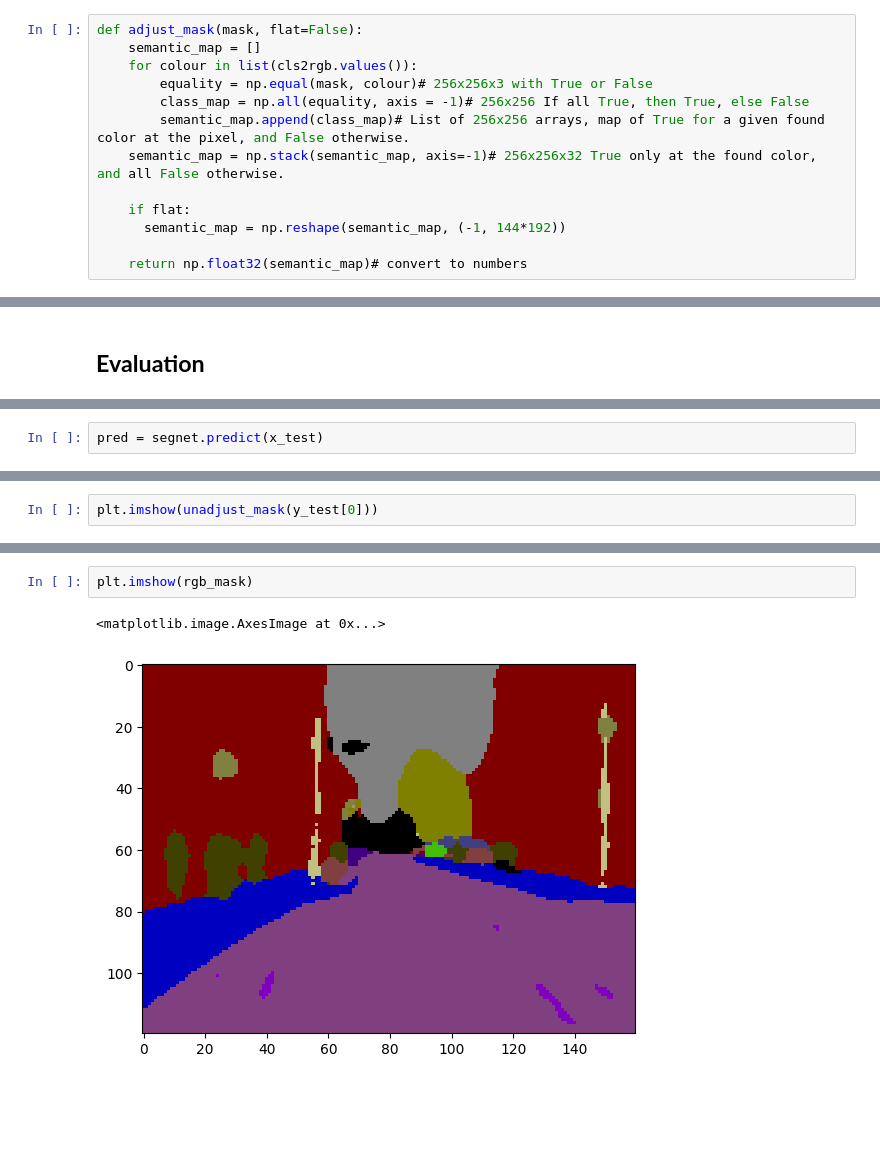
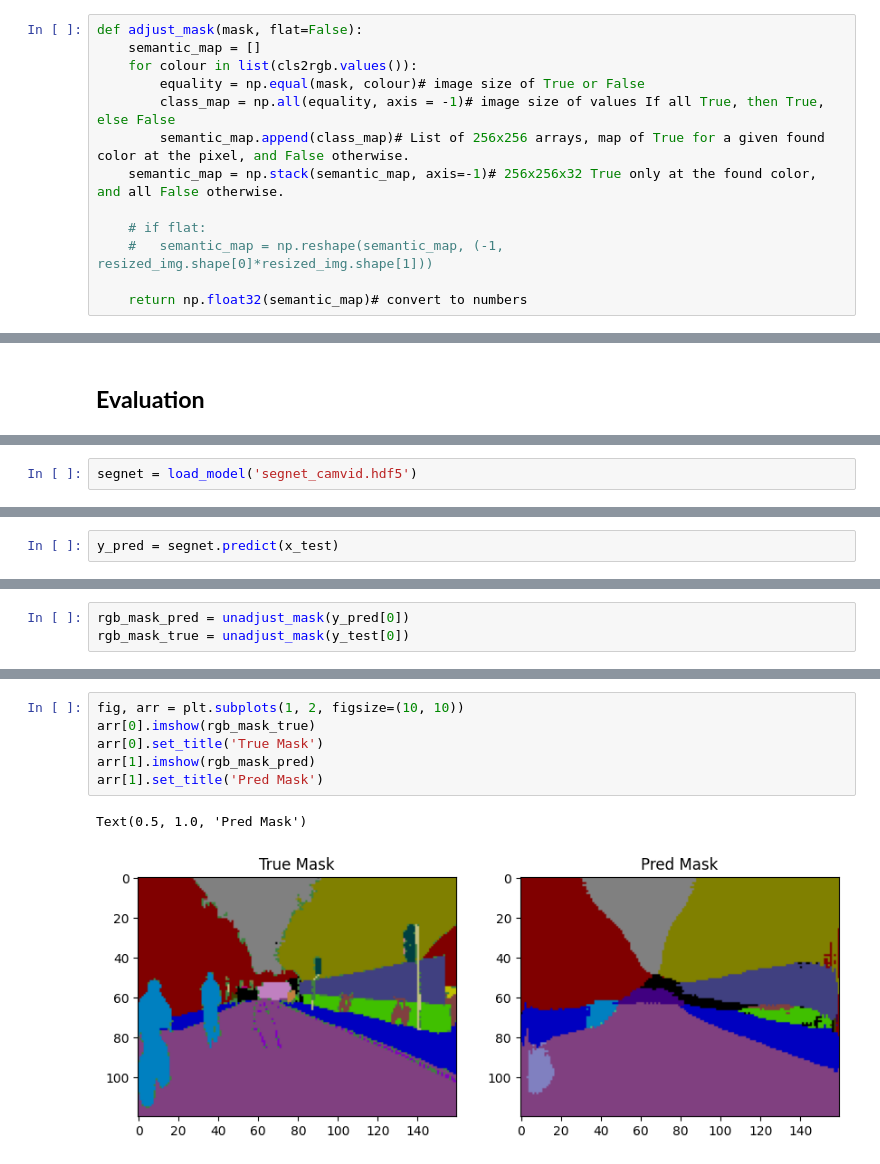
Before and after one commit to amirkasaei/Image-Segementation-CamVid-using-SegNet, a Jupyter notebook: SegNet_Tensorflow.ipynb, the cells around one changed output, grey strips where cells are left out. Cells and saved outputs as stored; diff of their text form; blank space fills up the shorter version.

```diff
--- a/SegNet_Tensorflow.ipynb
+++ b/SegNet_Tensorflow.ipynb
@@ -124,13 +137,13 @@ idx2rgb={idx:np.array(rgb) for idx, (cl, rgb) in enumerate(cls2rgb.items())}
 def adjust_mask(mask, flat=False):
     semantic_map = []
     for colour in list(cls2rgb.values()):
-        equality = np.equal(mask, colour)# 256x256x3 with True or False
-        class_map = np.all(equality, axis = -1)# 256x256 If all True, then True, else False
+        equality = np.equal(mask, colour)# image size of True or False
+        class_map = np.all(equality, axis = -1)# image size of values If all True, then True, else False
         semantic_map.append(class_map)# List of 256x256 arrays, map of True for a given found color at the pixel, and False otherwise.
     semantic_map = np.stack(semantic_map, axis=-1)# 256x256x32 True only at the found color, and all False otherwise.
 
-    if flat:
-      semantic_map = np.reshape(semantic_map, (-1, 144*192))
+    # if flat:
+    #   semantic_map = np.reshape(semantic_map, (-1, resized_img.shape[0]*resized_img.shape[1]))
 
     return np.float32(semantic_map)# convert to numbers
 # %%
@@ -315,3 +397,5 @@ Epoch 30/30
+# %%
+segnet = load_model('segnet_camvid.hdf5')
 # %%
 segnet.evaluate(x_test, y_test, batch_size=32)
 # %% [output]
@@ -320,3 +404,3 @@ segnet.evaluate(x_test, y_test, batch_size=32)
 # %%
-pred = segnet.predict(x_test)
+y_pred = segnet.predict(x_test)
 # %% [output]
@@ -330,2 +408,3 @@ rgb_mask = unadjust_mask(pred[0])
 # %%
-plt.imshow(unadjust_mask(y_test[0]))
+rgb_mask_pred = unadjust_mask(y_pred[0])
+rgb_mask_true = unadjust_mask(y_test[0])
@@ -335,5 +411,9 @@ plt.imshow(unadjust_mask(y_test[0]))
-# %%
-plt.imshow(rgb_mask)
-# %% [output]
-<matplotlib.image.AxesImage at 0x...>
-[figure, removed]
+# %%
+fig, arr = plt.subplots(1, 2, figsize=(10, 10))
+arr[0].imshow(rgb_mask_true)
+arr[0].set_title('True Mask')
+arr[1].imshow(rgb_mask_pred)
+arr[1].set_title('Pred Mask')
+# %% [output]
+Text(0.5, 1.0, 'Pred Mask')
+[figure, added]
```
Also changed, not shown: parts of 38 cells of this notebook.
